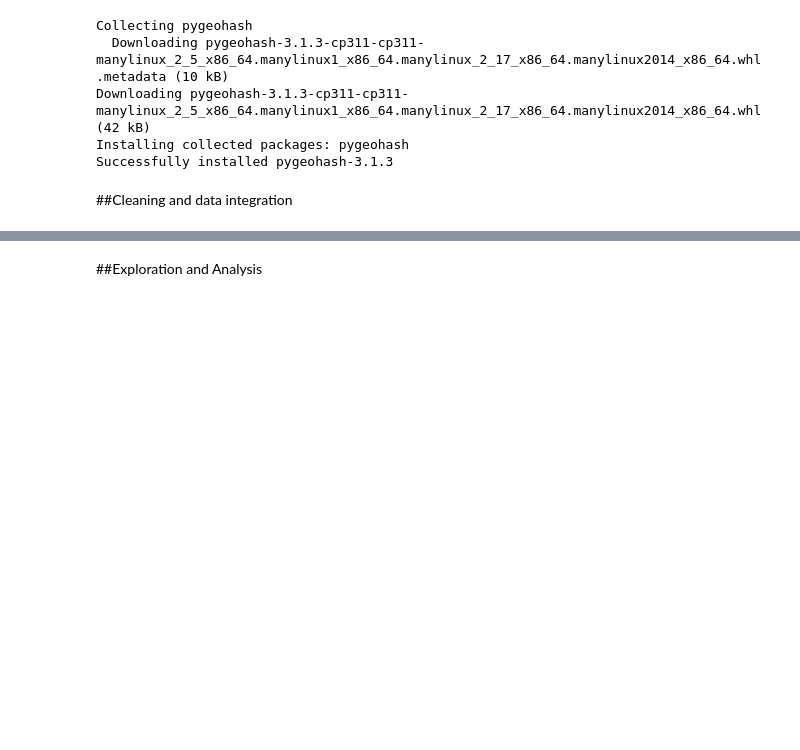
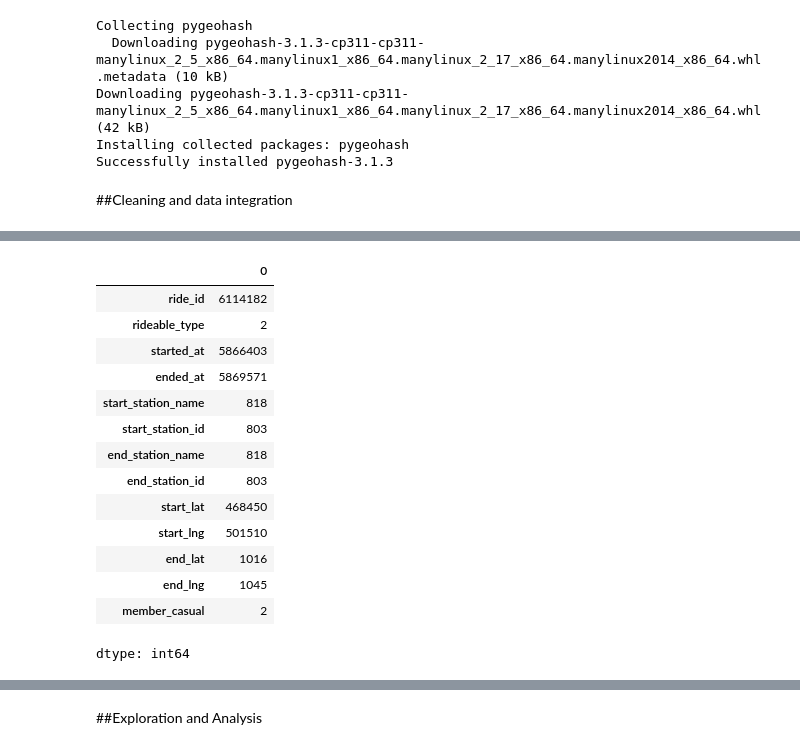
Before and after one commit to angiegh2002/capital-bike-diaries, a Jupyter notebook: Data_mining_homwork/data_homewrk.ipynb, the cells around one changed output, grey strips where cells are left out. Saved outputs shown, nothing was run; the diff lists cells and outputs as text; code cells hidden in the pictures; blank space fills up the shorter version.

```diff
--- a/Data_mining_homwork/data_homewrk.ipynb
+++ b/Data_mining_homwork/data_homewrk.ipynb
@@ -64,0 +81,18 @@ for file in folder_path.iterdir():
+# %%
+df_rent.nunique()
+# %% [output]
+|  | 0 |
+| ride_id | 6114182 |
+| rideable_type | 2 |
+| started_at | 5866403 |
+| ended_at | 5869571 |
+| start_station_name | 818 |
+| start_station_id | 803 |
+| end_station_name | 818 |
+| end_station_id | 803 |
+| start_lat | 468450 |
+| start_lng | 501510 |
+| end_lat | 1016 |
+| end_lng | 1045 |
+| member_casual | 2 |
+dtype: int64
```
Also changed, not shown: parts of 16 cells of this notebook.
